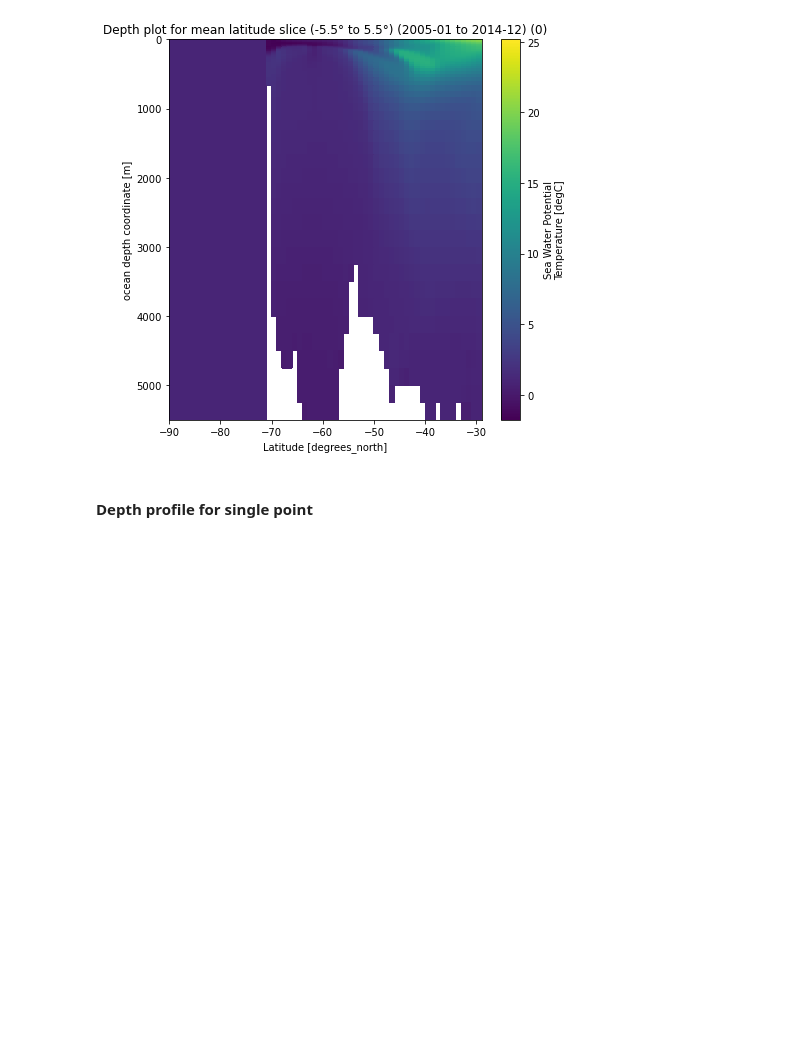
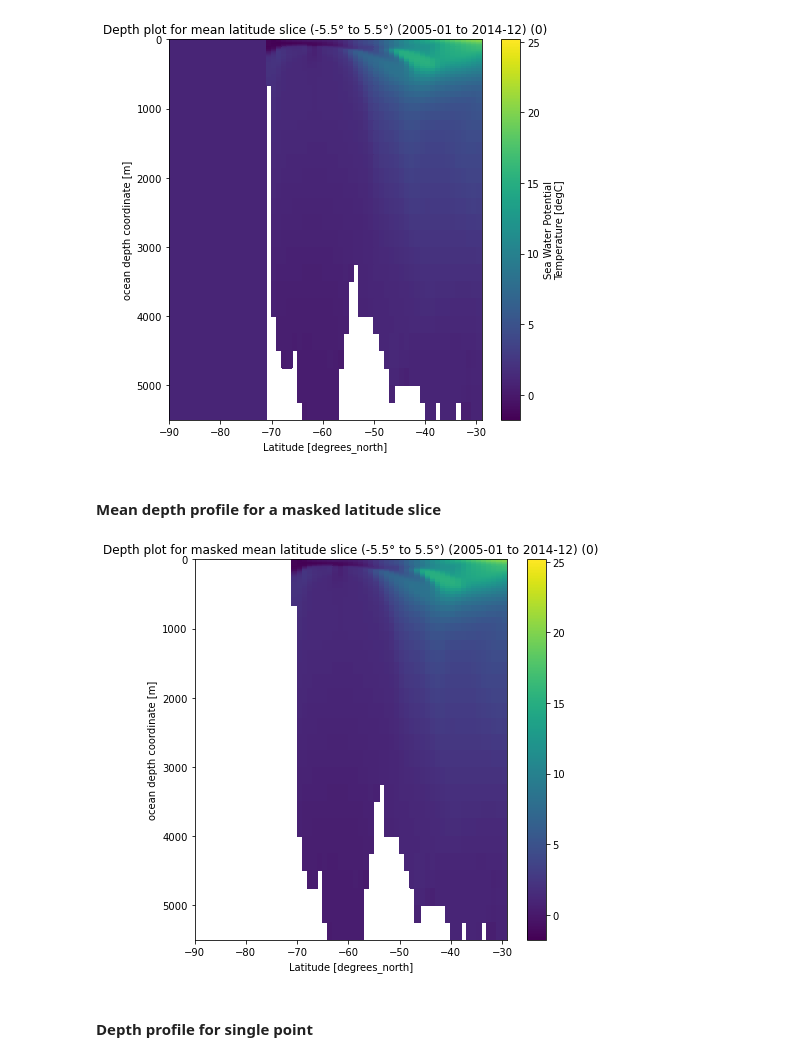
Before and after one commit to el1247/BAS_AI4ER_SAM, a Jupyter notebook: notebooks/exploratory/1.0_el_TempProfile.ipynb, the cells around one changed output. Cells and saved outputs as stored; diff of their text form; code cells hidden in the pictures; blank space fills up the shorter version.

```diff
--- a/notebooks/exploratory/1.0_el_TempProfile.ipynb
+++ b/notebooks/exploratory/1.0_el_TempProfile.ipynb
@@ -351,6 +351,24 @@ sliceDepthDataMean = sliceDepthDataMean.mean('lon', keep_attrs=True)
 tempSlicePlot(sliceDepthDataMean, "Depth plot for mean latitude slice (-5.5° to 5.5°) (2005-01 to 2014-12) (0)", 1)
 # %% [output]
 [figure]
+# %% [markdown]
+<br>
+<b>Mean depth profile for a masked latitude slice</b>
+# %%
+lonSlice = slice(-5.5, 5.5)
+sliceDepthDataMeanM = dataFiltLat.sel(time=slice("2005-01", "2014-12"), RunID=0, lon=lonSlice).copy()
+sliceDepthDataMeanM = sliceDepthDataMeanM.mean('time', keep_attrs=True)
+
+sliceWeight = np.cos(np.deg2rad(sliceDepthDataM.lat))
+sliceWeight.name = "Weights"
+
+sliceDepthDataMeanM = sliceDepthDataMeanM * oceanMask.sel(lon=lonSlice)
+sliceDepthDataMeanM = sliceDepthDataMeanM.weighted(sliceWeight)
+sliceDepthDataMeanM = sliceDepthDataMeanM.mean('lon', keep_attrs=True)
+
+tempSlicePlot(sliceDepthDataMeanM, "Depth plot for masked mean latitude slice (-5.5° to 5.5°) (2005-01 to 2014-12) (0)", 1)
+# %% [output]
+[figure, added]
 # %% [markdown]
 <br>
 <b>Depth profile for single point</b>
```
Also changed, not shown: parts of 1 cell of this notebook, 2 other files.
